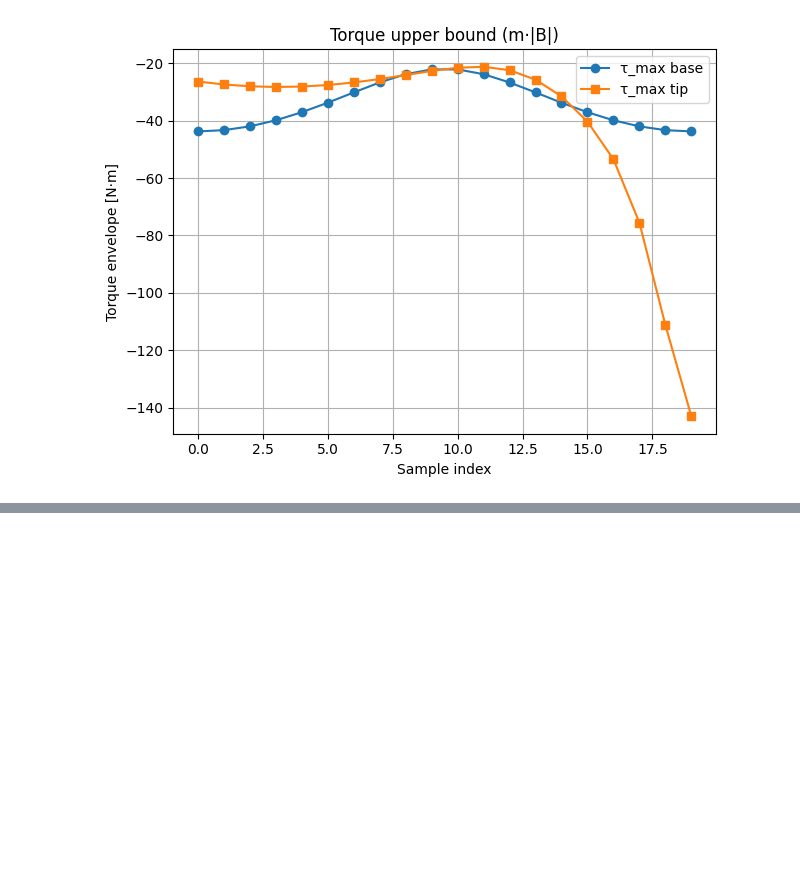
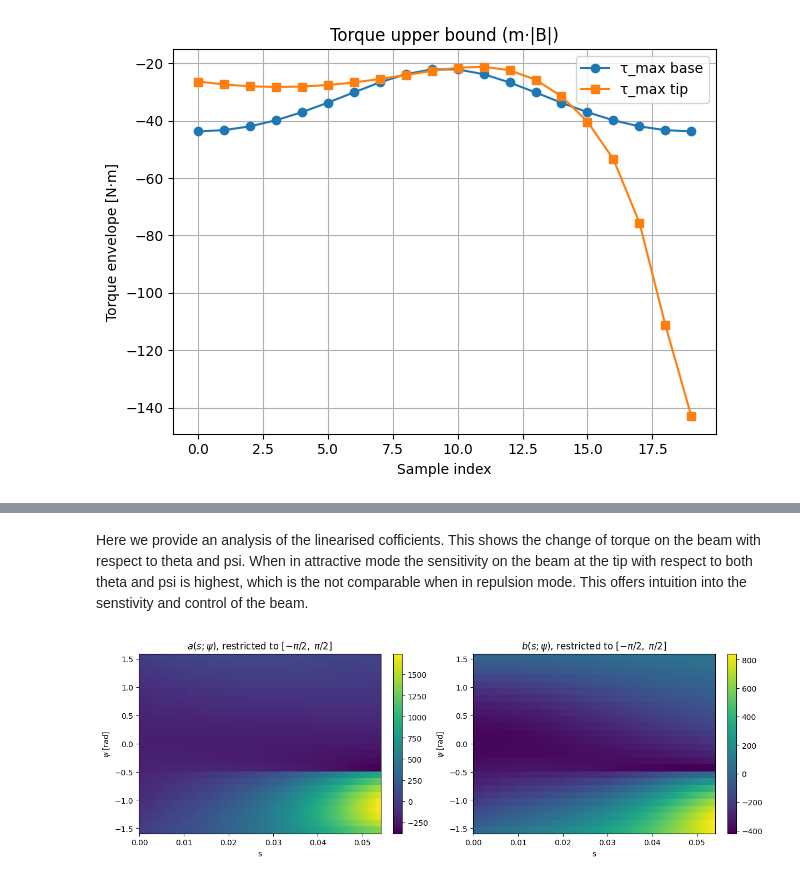
Before and after one commit to jhiltonjones/road_to_paper, a Jupyter notebook: beam_mechanics_3.ipynb, the cells around one changed output, grey strips where cells are left out. Cells and saved outputs as stored; diff of their text form; code cells hidden in the pictures; blank space fills up the shorter version.

```diff
--- a/beam_mechanics_3.ipynb
+++ b/beam_mechanics_3.ipynb
@@ -546,0 +573,39 @@ plt.grid(True); plt.tight_layout(); plt.show()
+# %% [markdown]
+Here we provide an analysis of the linearised cofficients. This shows the change of torque on the beam with respect to theta and psi. When in attractive mode the sensitivity on the beam at the tip with respect to both theta and psi is highest, which is the not comparable when in repulsion mode. This offers intuition into the senstivity and control of the beam.
+# %%
+p_y0 = ys[0]
+packs0 = packs[p_y0]
+psi_grid = np.array(psi_done[p_y0])
+
+s_common = np.linspace(0, LENGTH, 200)
+A_map = np.zeros((len(psi_grid), len(s_common)))
+B_map = np.zeros_like(A_map)
+
+for i, pack in enumerate(packs0):
+    s_i = pack["s"]
+    a_i = pack["a"]
+    b_i = pack["b"]
+    A_map[i,:] = np.interp(s_common, s_i, a_i)
+    B_map[i,:] = np.interp(s_common, s_i, b_i)
+
+mask = (psi_grid >= -np.pi/2) & (psi_grid <= np.pi/2)
+
+psi_sel = psi_grid[mask]
+A_sel   = A_map[mask, :]
+B_sel   = B_map[mask, :]
+
+fig, axs = plt.subplots(1,2, figsize=(12,4), constrained_layout=True)
+
+hm1 = axs[0].pcolormesh(s_common, psi_sel, A_sel, shading="auto")
+axs[0].set_title(r"$a(s;\psi)$, restricted to $[-\pi/2,\;\pi/2]$")
+axs[0].set_xlabel("s"); axs[0].set_ylabel(r"$\psi$ [rad]")
+plt.colorbar(hm1, ax=axs[0])
+
+hm2 = axs[1].pcolormesh(s_common, psi_sel, B_sel, shading="auto")
+axs[1].set_title(r"$b(s;\psi)$, restricted to $[-\pi/2,\;\pi/2]$")
+axs[1].set_xlabel("s"); axs[1].set_ylabel(r"$\psi$ [rad]")
+plt.colorbar(hm2, ax=axs[1])
+
+plt.show()
+# %% [output]
+[figure, added]
```
Also changed, not shown: parts of 15 cells of this notebook.
